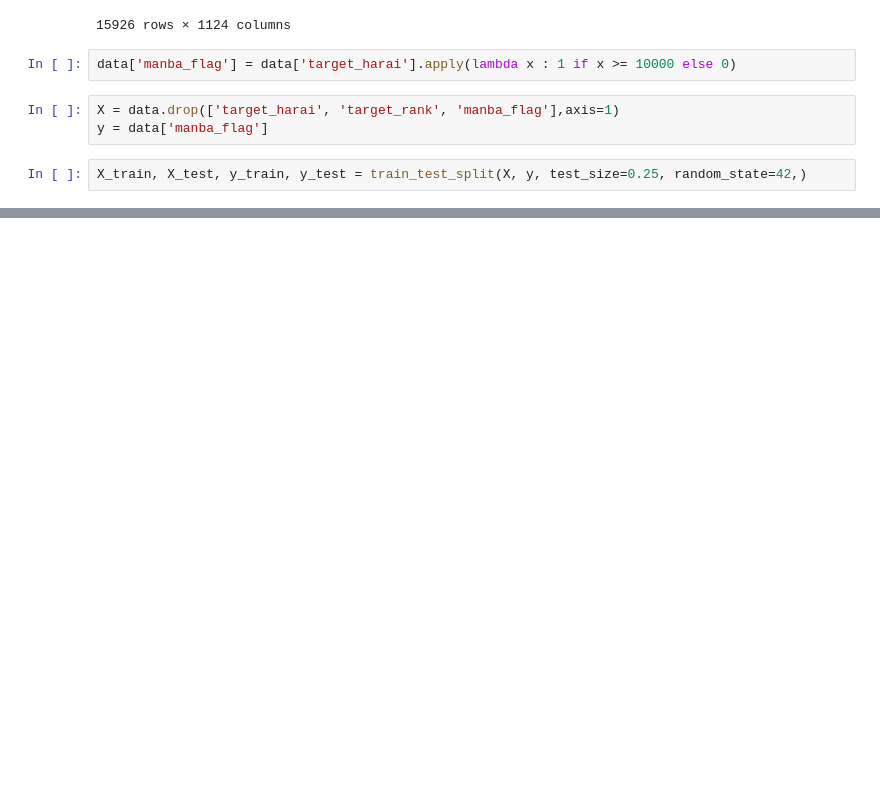
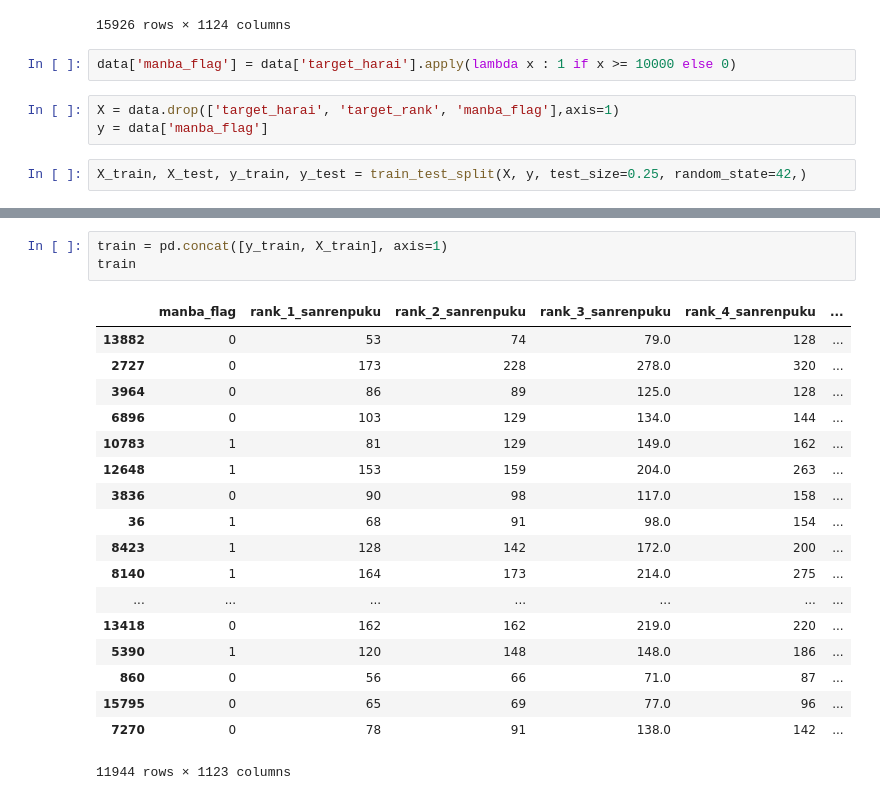
Before and after one commit to HirokiNarita/keiba_prediction, a Jupyter notebook: manba_model.ipynb, the cells around one changed output, grey strips where cells are left out. Cells and saved outputs as stored; diff of their text form; blank space fills up the shorter version.

```diff
--- a/manba_model.ipynb
+++ b/manba_model.ipynb
@@ -58,0 +123,22 @@ corr_matrix
+# %%
+train = pd.concat([y_train, X_train], axis=1)
+train
+# %% [output]
+|  | manba_flag | rank_1_sanrenpuku | rank_2_sanrenpuku | rank_3_sanrenpuku | rank_4_sanrenpuku | ... |
+| 13882 | 0 | 53 | 74 | 79.0 | 128 | ... |
+| 2727 | 0 | 173 | 228 | 278.0 | 320 | ... |
+| 3964 | 0 | 86 | 89 | 125.0 | 128 | ... |
+| 6896 | 0 | 103 | 129 | 134.0 | 144 | ... |
+| 10783 | 1 | 81 | 129 | 149.0 | 162 | ... |
+| 12648 | 1 | 153 | 159 | 204.0 | 263 | ... |
+| 3836 | 0 | 90 | 98 | 117.0 | 158 | ... |
+| 36 | 1 | 68 | 91 | 98.0 | 154 | ... |
+| 8423 | 1 | 128 | 142 | 172.0 | 200 | ... |
+| 8140 | 1 | 164 | 173 | 214.0 | 275 | ... |
+| ... | ... | ... | ... | ... | ... | ... |
+| 13418 | 0 | 162 | 162 | 219.0 | 220 | ... |
+| 5390 | 1 | 120 | 148 | 148.0 | 186 | ... |
+| 860 | 0 | 56 | 66 | 71.0 | 87 | ... |
+| 15795 | 0 | 65 | 69 | 77.0 | 96 | ... |
+| 7270 | 0 | 78 | 91 | 138.0 | 142 | ... |
+11944 rows × 1123 columns
```
Also changed, not shown: parts of 18 cells of this notebook, 7 other files.
